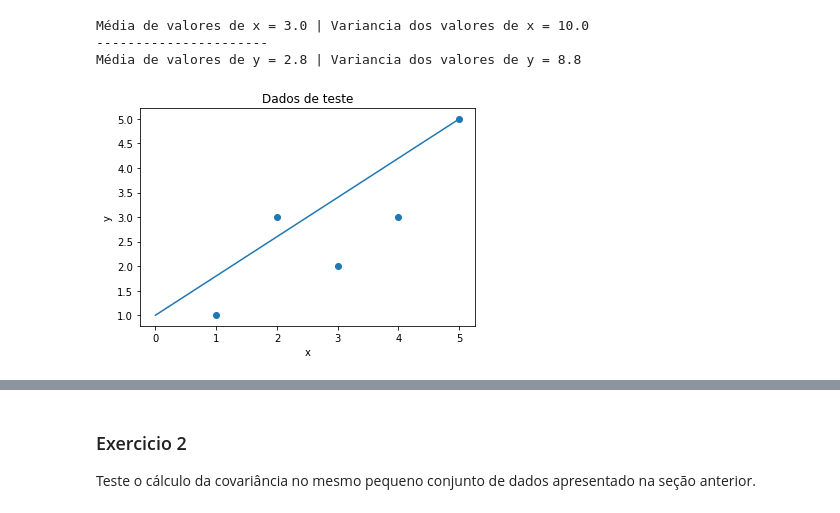
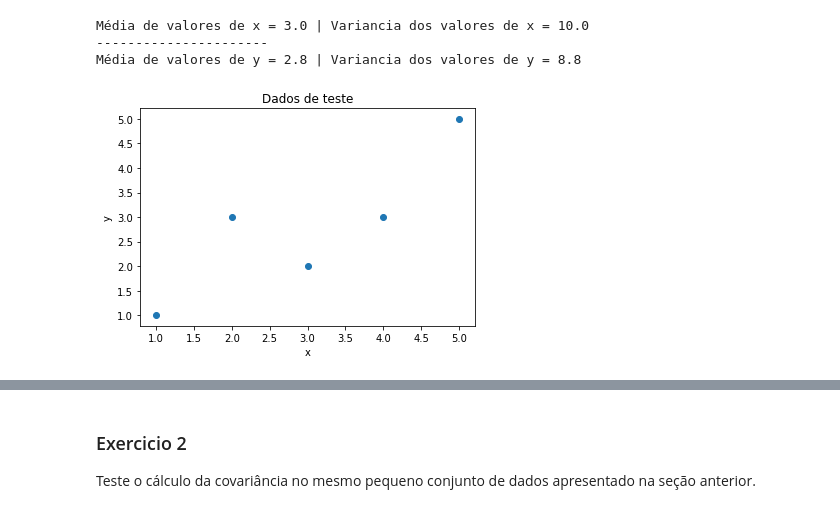
Before and after one commit to InsightLab/data-science-cookbook, a Jupyter notebook: 2019/05-linear-regression/Linear_Regression_Tutorial.ipynb, the cells around one changed output, grey strips where cells are left out. Drawn from its saved outputs; the diff is of its cells as text; code cells hidden in the pictures.

```diff
--- a/2019/05-linear-regression/Linear_Regression_Tutorial.ipynb
+++ b/2019/05-linear-regression/Linear_Regression_Tutorial.ipynb
@@ -104,19 +104,17 @@ Média de valores de y = 2.8 | Variancia dos valores de y = 8.8
 # %%
 ## FAÇA O PLOT DOS DADOS AQUI
 %matplotlib inline
 import matplotlib.pyplot as plt
 
 plt.scatter(x,y)
 #plt.plot(x,y)
-test = [0,5]
-test2 = [1,5]
-plt.plot(test, test2)
+
 plt.title('Dados de teste')
 plt.xlabel('x')
 plt.ylabel('y')
 plt.show()
 # %% [output]
-[figure, old version]
+[figure, new version]
 # %% [markdown]
 ### 2.2 Calcular Covariância
 
```
Also changed, not shown: parts of 4 cells of this notebook.
